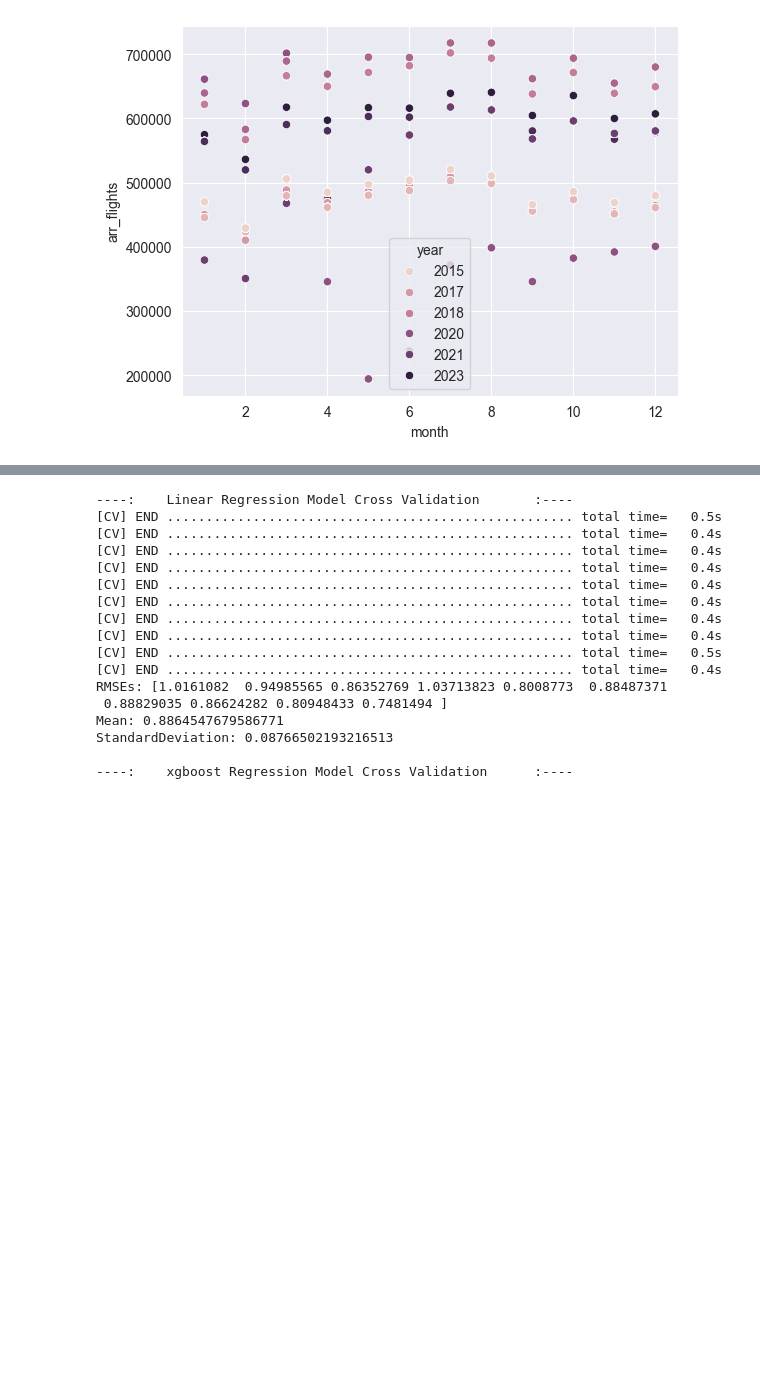
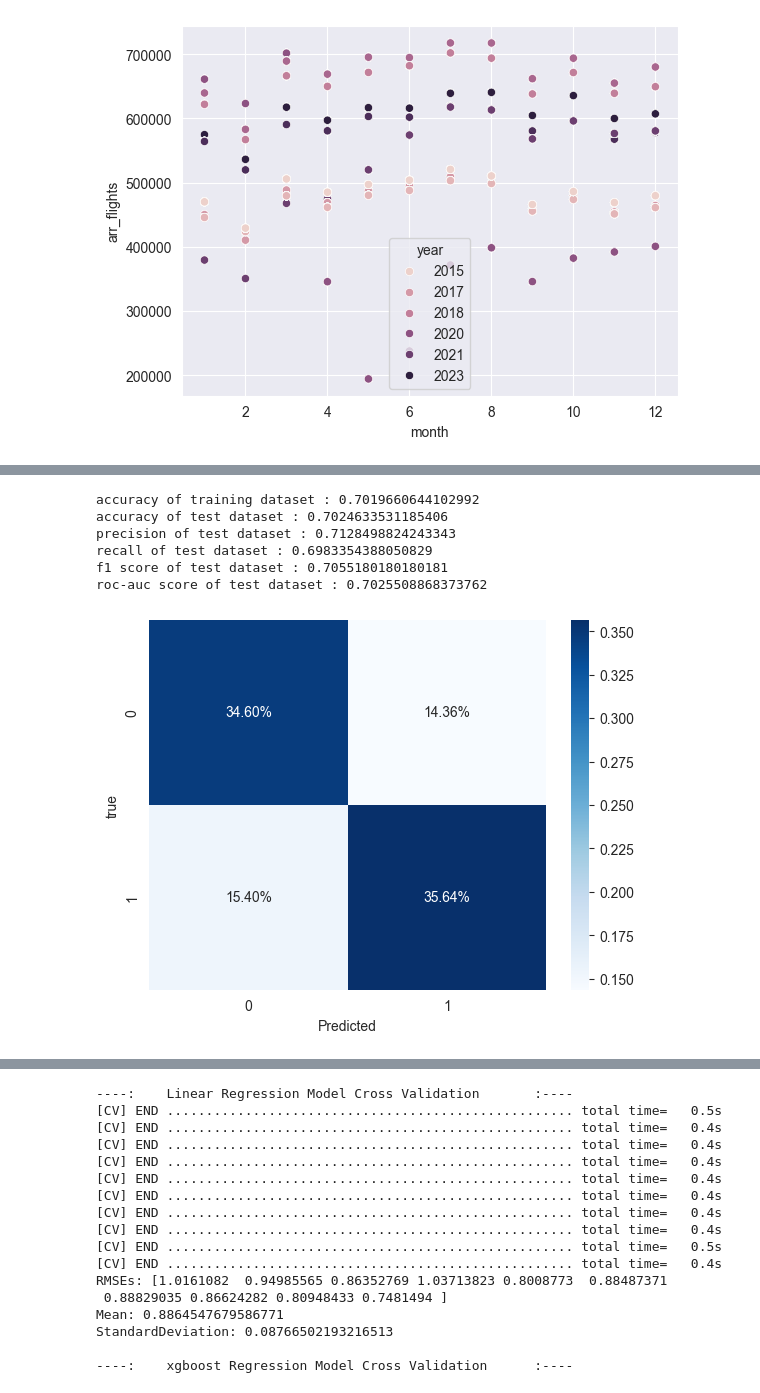
Before and after one commit to AryanshVasu/airline_delay, a Jupyter notebook: EDA.ipynb, the cells around one changed output, grey strips where cells are left out. Saved outputs shown, nothing was run; the diff lists cells and outputs as text; code cells hidden in the pictures; blank space fills up the shorter version.

```diff
--- a/EDA.ipynb
+++ b/EDA.ipynb
@@ -433,0 +480,7 @@ import shap
+# %%
+# balancing dataset with smot
+
+print (f'label count before smote : {label_df.value_counts()}\n')
+smote=SMOTE(sampling_strategy='minority')
+feature_df_balanced,label_df_balanced = smote.fit_resample(feature_df,label_df)
+print (f'label count before smote : {label_df_balanced.value_counts()}')
@@ -433,0 +497,31 @@ import shap
+# %%
+# spliting data into training and testing sets
+X_train, X_test, y_train, y_test = train_test_split(feature_df_balanced, label_df_balanced, test_size=0.2, random_state=111, stratify= label_df_balanced)
+# %%
+# function to evaluate model
+
+def modelEval(model,X_train=X_train,X_test=X_test,y_train=y_train,y_test=y_test):
+    # model.fit(X_train,y_train)
+    print (f'accuracy of training dataset : {accuracy_score(model.predict(X_train),y_train)}')
+    pred = model.predict(X_test)
+    print (f'accuracy of test dataset : {accuracy_score(pred,y_test)}')
+    print (f'precision of test dataset : {precision_score(pred,y_test)}')
+    print (f'recall of test dataset : {recall_score(pred,y_test)}')
+    print (f'f1 score of test dataset : {f1_score(pred,y_test)}')
+    print (f'roc-auc score of test dataset : {roc_auc_score(pred,y_test)}')
+    cf_mat = confusion_matrix(model.predict(X_test),y_test)
+    sns.heatmap(cf_mat/np.sum(cf_mat),annot=True, fmt='.2%', cmap='Blues')
+    plt.xlabel("Predicted")
+    plt.ylabel("true")
+# %%
+log_reg = LogisticRegression()
+log_reg.fit(X_train,y_train)
+modelEval(log_reg,)
+# %% [output]
+accuracy of training dataset : 0.7019660644102992
+accuracy of test dataset : 0.7024633531185406
+precision of test dataset : 0.7128498824243343
+recall of test dataset : 0.6983354388050829
+f1 score of test dataset : 0.7055180180180181
+roc-auc score of test dataset : 0.7025508868373762
+[figure, added]
```
Also changed, not shown: parts of 43 cells of this notebook, 1 other file.
